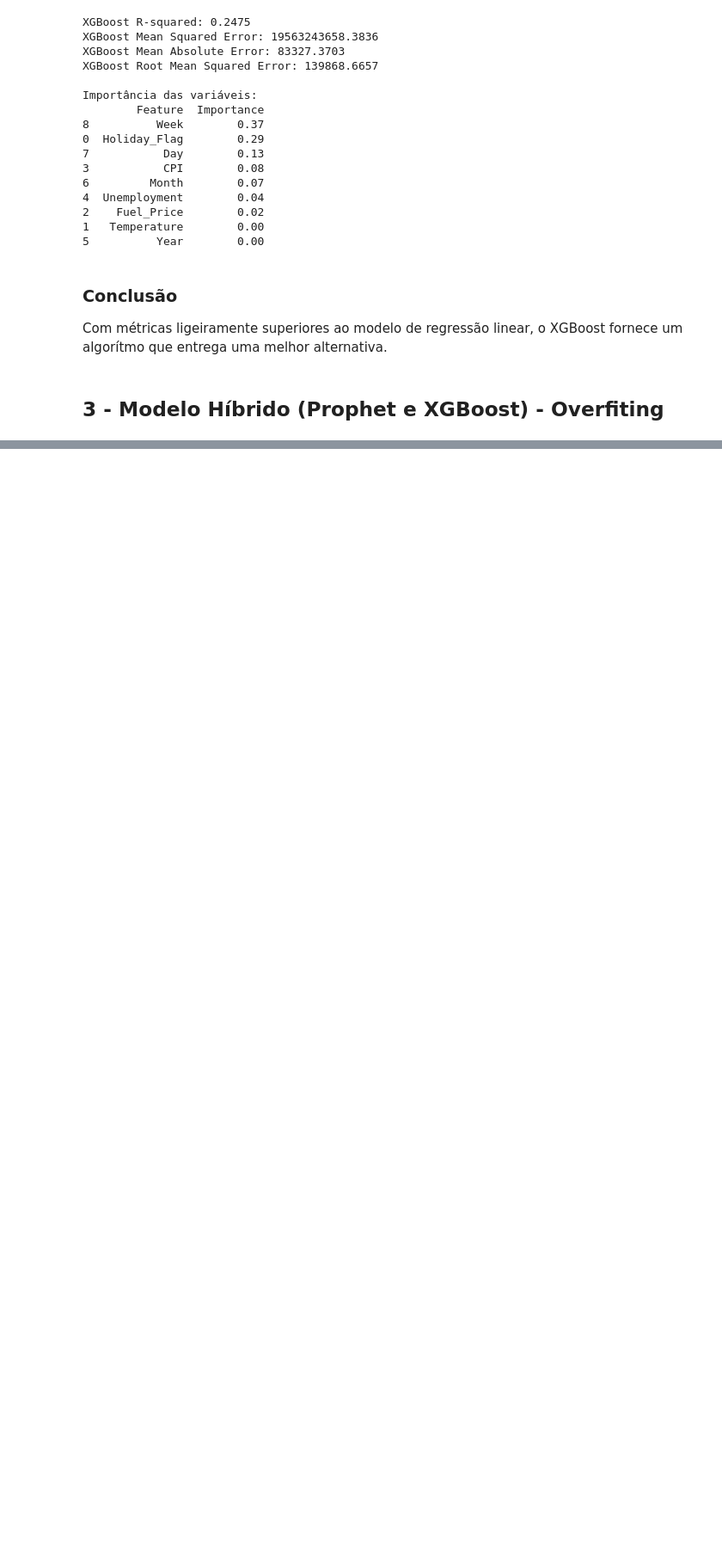
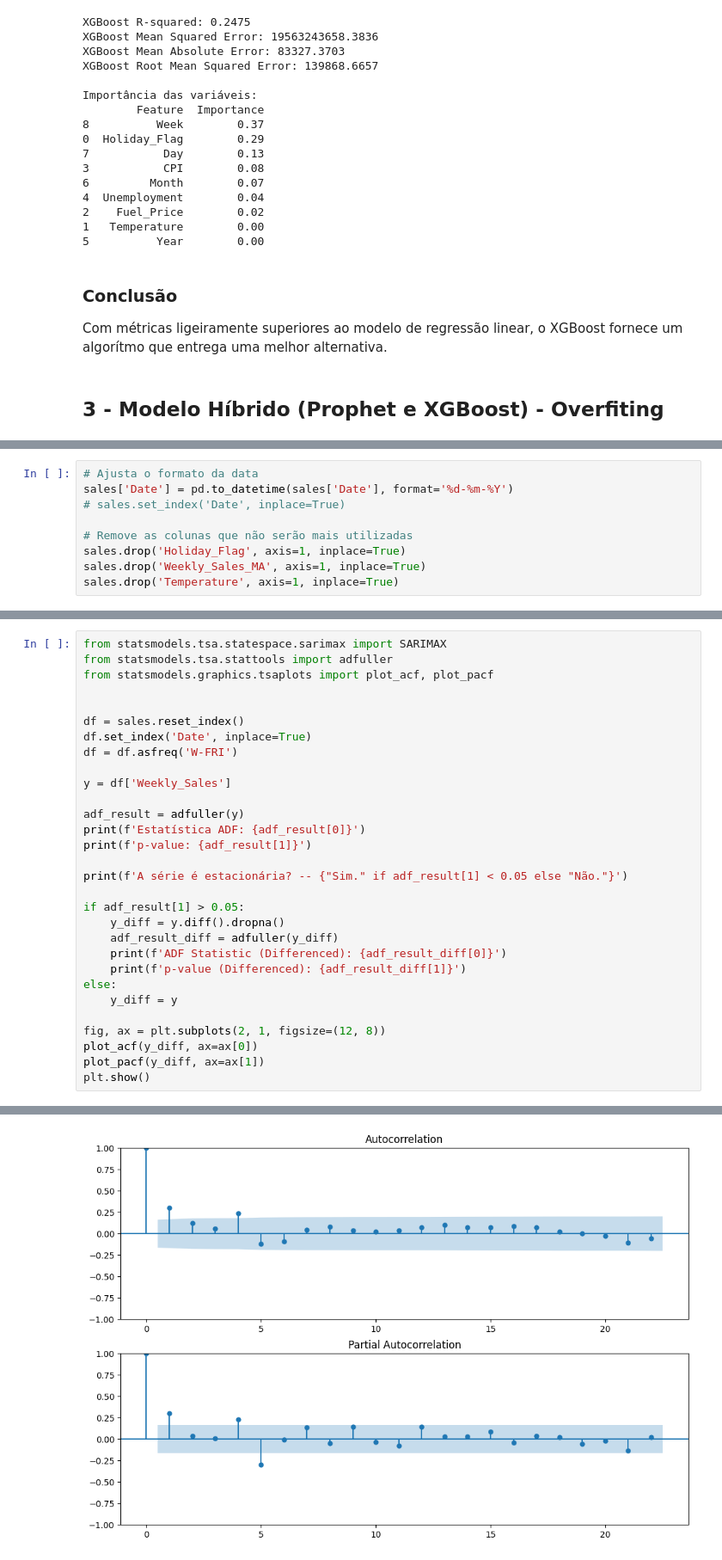
Before and after one commit to lekoller/final-fiap, a Jupyter notebook: Previsão_de_vendas.ipynb, the cells around one changed output, grey strips where cells are left out. Shown at 86% size. Cells and saved outputs as stored; diff of their text form; blank space fills up the shorter version.

```diff
--- a/Previsão_de_vendas.ipynb
+++ b/Previsão_de_vendas.ipynb
@@ -526,0 +517,9 @@ plt.show()
+# %%
+# Ajusta o formato da data
+sales['Date'] = pd.to_datetime(sales['Date'], format='%d-%m-%Y')
+# sales.set_index('Date', inplace=True)
+
+# Remove as colunas que não serão mais utilizadas
+sales.drop('Holiday_Flag', axis=1, inplace=True)
+sales.drop('Weekly_Sales_MA', axis=1, inplace=True)
+sales.drop('Temperature', axis=1, inplace=True)
@@ -526,0 +600,31 @@ plt.show()
+# %%
+from statsmodels.tsa.statespace.sarimax import SARIMAX
+from statsmodels.tsa.stattools import adfuller
+from statsmodels.graphics.tsaplots import plot_acf, plot_pacf
+
+
+df = sales.reset_index()
+df.set_index('Date', inplace=True)
+df = df.asfreq('W-FRI')
+
+y = df['Weekly_Sales']
+
+adf_result = adfuller(y)
+print(f'Estatística ADF: {adf_result[0]}')
+print(f'p-value: {adf_result[1]}')
+
+print(f'A série é estacionária? -- {"Sim." if adf_result[1] < 0.05 else "Não."}')
+
+if adf_result[1] > 0.05:
+    y_diff = y.diff().dropna()
+    adf_result_diff = adfuller(y_diff)
+    print(f'ADF Statistic (Differenced): {adf_result_diff[0]}')
+    print(f'p-value (Differenced): {adf_result_diff[1]}')
+else:
+    y_diff = y
+
+fig, ax = plt.subplots(2, 1, figsize=(12, 8))
+plot_acf(y_diff, ax=ax[0])
+plot_pacf(y_diff, ax=ax[1])
+plt.show()
+# %% [output]
@@ -526,0 +634 @@ plt.show()
+[figure, added]
```
Also changed, not shown: parts of 16 cells of this notebook, 1 other file.
